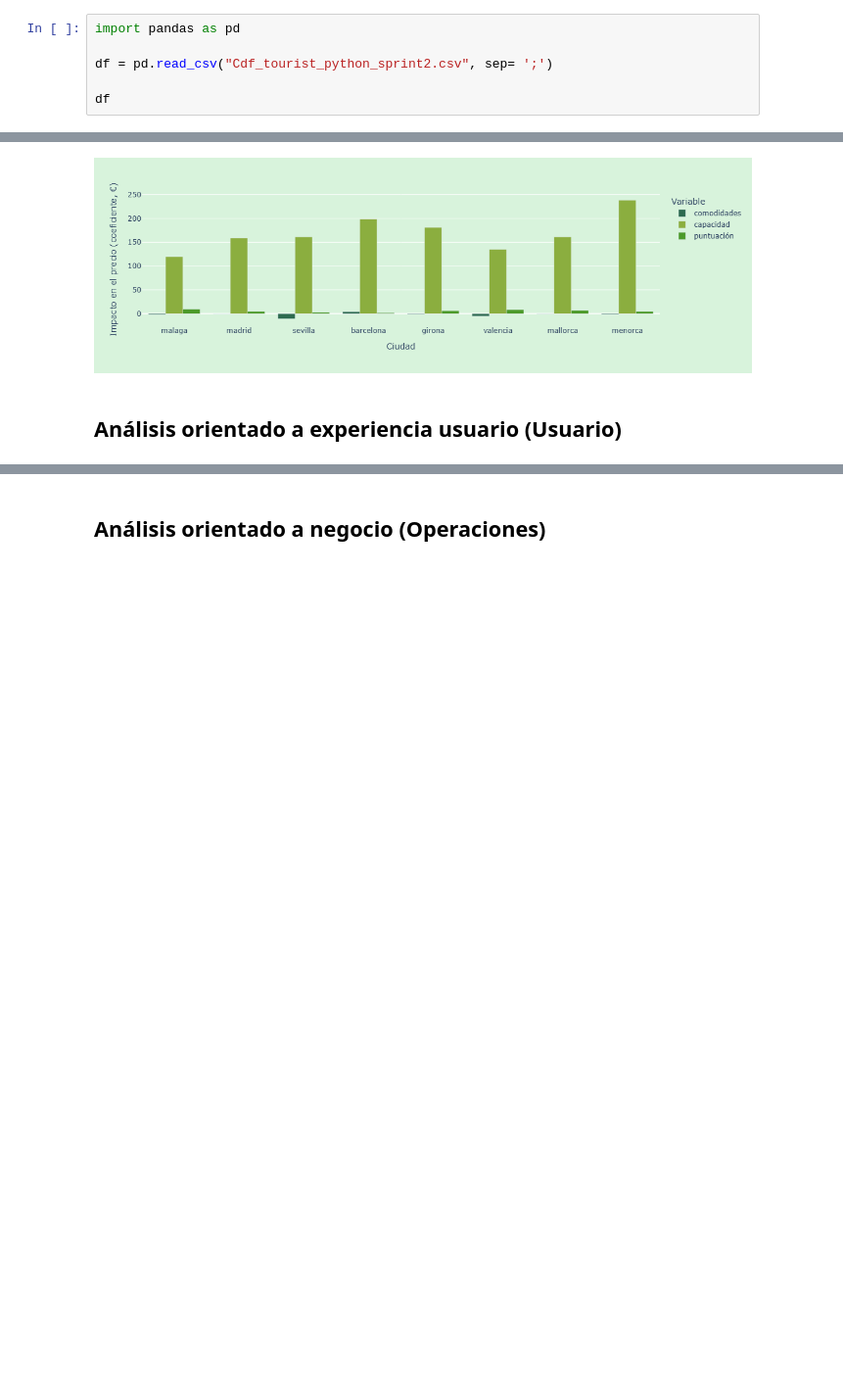
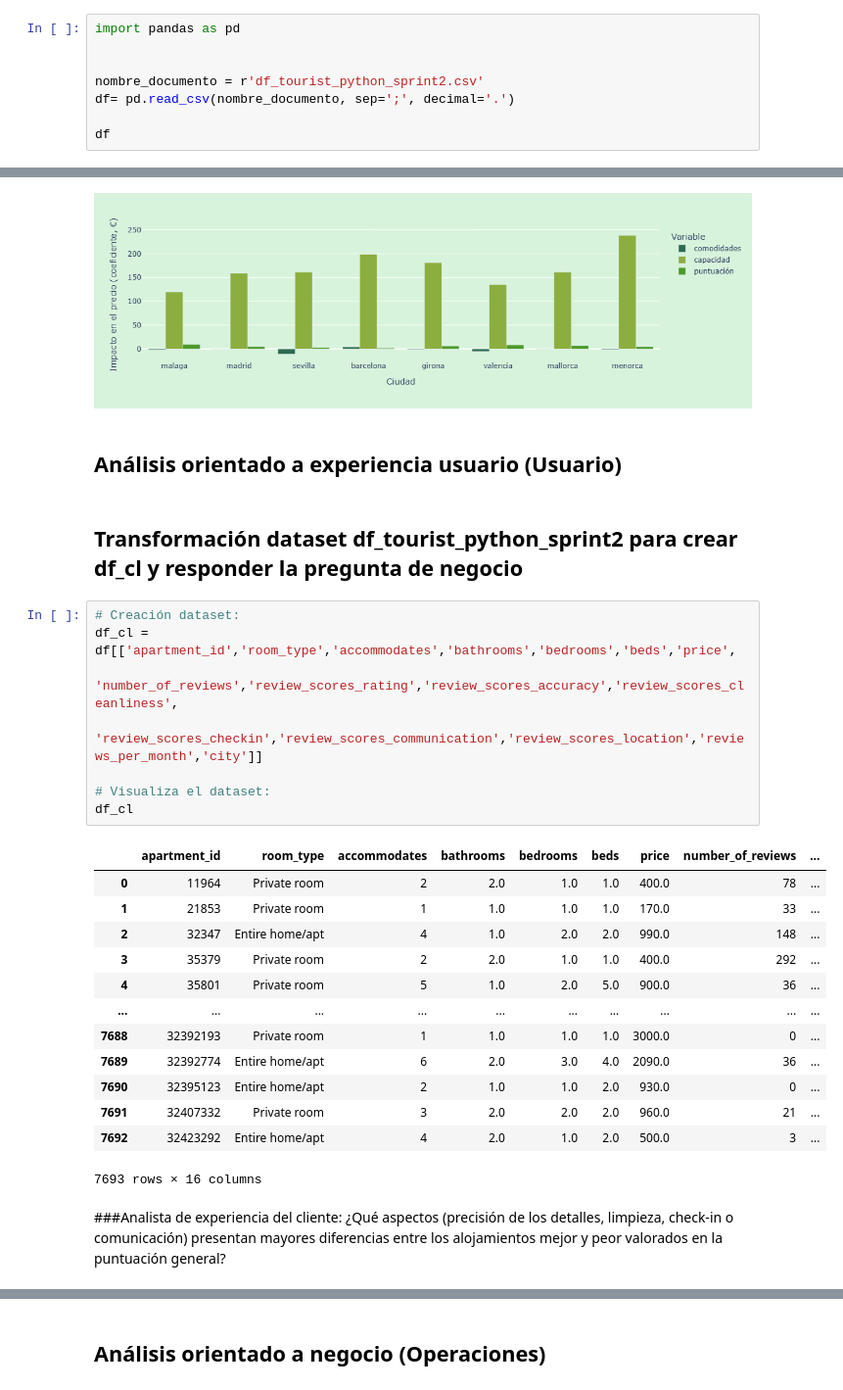
Before and after one commit to MarinaTorba/PersonalDataProrjects, a Jupyter notebook: Equip_10/Scripts/Sprint_2/Script_Sprint_2.ipynb, the cells around one changed output, grey strips where cells are left out. Shown at 98% size. Saved outputs shown, nothing was run; the diff lists cells and outputs as text; blank space fills up the shorter version.

Commit message:
Cliente_ppt1

```diff
--- a/Equip_10/Scripts/Sprint_2/Script_Sprint_2.ipynb
+++ b/Equip_10/Scripts/Sprint_2/Script_Sprint_2.ipynb
@@ -3,7 +3,9 @@ Importamos CSV
 # %%
 import pandas as pd
 
-df = pd.read_csv("Cdf_tourist_python_sprint2.csv", sep= ';')
+
+nombre_documento = r'df_tourist_python_sprint2.csv'
+df= pd.read_csv(nombre_documento, sep=';', decimal='.')
 
 df
 # %% [output]
@@ -390,3 +392,30 @@ fig.show()
 [figure]
 # %% [markdown]
 ## Análisis orientado a experiencia usuario (Usuario)
+# %% [markdown]
+## Transformación dataset df_tourist_python_sprint2 para crear df_cl y responder la pregunta de negocio
+# %%
+# Creación dataset:
+df_cl = df[['apartment_id','room_type','accommodates','bathrooms','bedrooms','beds','price',
+                    'number_of_reviews','review_scores_rating','review_scores_accuracy','review_scores_cleanliness',
+                    'review_scores_checkin','review_scores_communication','review_scores_location','reviews_per_month','city']]
+
+# Visualiza el dataset:
+df_cl
+# %% [output]
+|  | apartment_id | room_type | accommodates | bathrooms | bedrooms | beds | price | number_of_reviews | ... |
+| 0 | 11964 | Private room | 2 | 2.0 | 1.0 | 1.0 | 400.0 | 78 | ... |
+| 1 | 21853 | Private room | 1 | 1.0 | 1.0 | 1.0 | 170.0 | 33 | ... |
+| 2 | 32347 | Entire home/apt | 4 | 1.0 | 2.0 | 2.0 | 990.0 | 148 | ... |
+| 3 | 35379 | Private room | 2 | 2.0 | 1.0 | 1.0 | 400.0 | 292 | ... |
+| 4 | 35801 | Private room | 5 | 1.0 | 2.0 | 5.0 | 900.0 | 36 | ... |
+| ... | ... | ... | ... | ... | ... | ... | ... | ... | ... |
+| 7688 | 32392193 | Private room | 1 | 1.0 | 1.0 | 1.0 | 3000.0 | 0 | ... |
+| 7689 | 32392774 | Entire home/apt | 6 | 2.0 | 3.0 | 4.0 | 2090.0 | 36 | ... |
+| 7690 | 32395123 | Entire home/apt | 2 | 1.0 | 1.0 | 2.0 | 930.0 | 0 | ... |
+| 7691 | 32407332 | Private room | 3 | 2.0 | 2.0 | 2.0 | 960.0 | 21 | ... |
+| 7692 | 32423292 | Entire home/apt | 4 | 2.0 | 1.0 | 2.0 | 500.0 | 3 | ... |
+7693 rows × 16 columns
+# %% [markdown]
+###Analista de experiencia del cliente:
+¿Qué aspectos (precisión de los detalles, limpieza, check-in o comunicación) presentan mayores diferencias entre los alojamientos mejor y peor valorados en la puntuación general?
```
Also changed, not shown: parts of 2 cells of this notebook, 3 other files.
